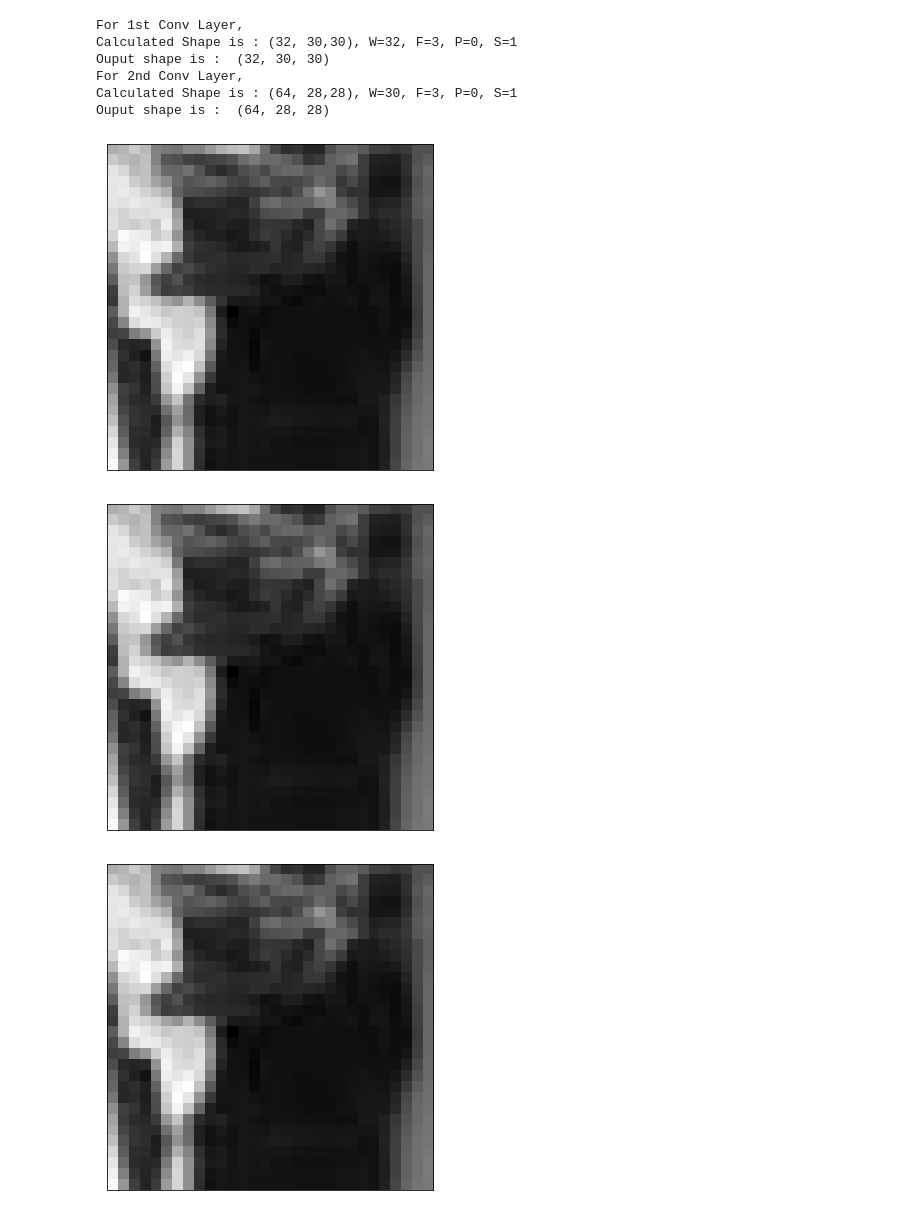
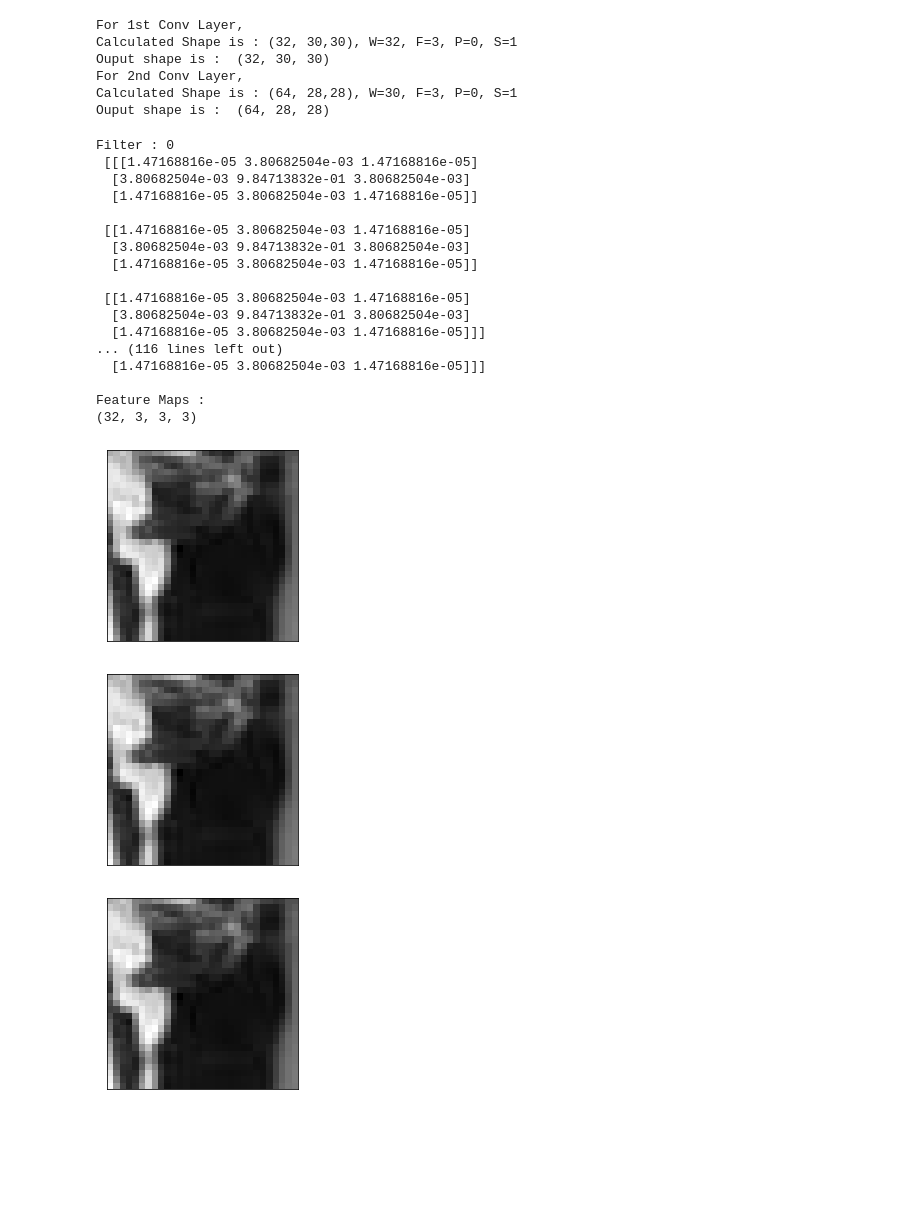
Before and after one commit to noob975/CS699-ASSIGNMENT-1, a Jupyter notebook: DLA_A1.ipynb, the cells around one changed output. Cells and saved outputs as stored; diff of their text form; code cells hidden in the pictures; blank space fills up the shorter version.

Commit message:
Part2

```diff
--- a/DLA_A1.ipynb
+++ b/DLA_A1.ipynb
@@ -13,8 +13,8 @@ def normal_kernel(size=3, dev=0.3):
     #size*size matrix
     return kernel/np.sum(kernel)
 
-def show_image(img):
-    plt.figure(figsize=(6, 6))
+def show_image(img,size=4):
+    plt.figure(figsize=(size, size))
     plt.imshow(img, cmap='gray')
     plt.xticks([]), plt.yticks([])
     return 0
@@ -101,7 +101,7 @@ def convolve_3d(img, padding=0,stride=1):
 
         final = final.reshape((s1,s2))
         #print('Final',final.shape)
-        return final
+        return final,kernel
 #convolve_3d(cat,32)
 # %%
 
@@ -111,30 +111,29 @@ class Conv:
 
     def conv_with_relu(self, img, num_filters, stride=1, padding=0):
         ft_map = []
-
+        filtr = []
         for i in range(num_filters):
-            #normal Kernel defined in part 1
-            kernel = normal_kernel(3, 0.3)
-
-            ft_map.append(convolve_3d(img, stride=1, padding=0))
+            ft_map.append(convolve_3d(img, stride=1, padding=0)[0])
+            filtr.append(convolve_3d(img, stride=1, padding=0)[1])
             #print(np.array(ft_map))
         ft_map = np.array(ft_map)
+        filtr = np.array(filtr)
         #ReLU activation function to provide non linearity
         for feature in ft_map:
             for w in range(len(feature)):
                 for h in range(len(feature[0])):
                     feature[w][h] = max(0, feature[w][h])
 
-        return ft_map
+        return ft_map,filtr
 
 
 part2 = Conv()
-layer1 = part2.conv_with_relu(cat,32)
+layer1,filter1 = part2.conv_with_relu(cat,32)[0],part2.conv_with_relu(cat,32)[1]
 print("For 1st Conv Layer,")
 print("Calculated Shape is : (32, 30,30), W=32, F=3, P=0, S=1")
 print("Ouput shape is : ",layer1.shape)
 
-layer2 = part2.conv_with_relu(layer1,64)
+layer2,filter2 = part2.conv_with_relu(layer1,64)[0],part2.conv_with_relu(layer1,64)[1]
 print("For 2nd Conv Layer,")
 print("Calculated Shape is : (64, 28,28), W=30, F=3, P=0, S=1")
 print("Ouput shape is : ",layer2.shape)
@@ -146,9 +145,35 @@ For 2nd Conv Layer,
 Calculated Shape is : (64, 28,28), W=30, F=3, P=0, S=1
 Ouput shape is :  (64, 28, 28)
 # %%
+
+
+
+
 for i in range(10):
-    show_image(layer1[i])
+    print(f"Filter : {i} \n",filter1[i],'\n')
+
+print("Feature Maps :")
+print(filter1.shape)
+for i in range(10):
+    show_image(layer1[i],3)
 # %% [output]
+Filter : 0
+ [[[1.47168816e-05 3.80682504e-03 1.47168816e-05]
+  [3.80682504e-03 9.84713832e-01 3.80682504e-03]
+  [1.47168816e-05 3.80682504e-03 1.47168816e-05]]
+
+ [[1.47168816e-05 3.80682504e-03 1.47168816e-05]
+  [3.80682504e-03 9.84713832e-01 3.80682504e-03]
+  [1.47168816e-05 3.80682504e-03 1.47168816e-05]]
+
+ [[1.47168816e-05 3.80682504e-03 1.47168816e-05]
+  [3.80682504e-03 9.84713832e-01 3.80682504e-03]
+  [1.47168816e-05 3.80682504e-03 1.47168816e-05]]]
+... (116 lines left out)
+  [1.47168816e-05 3.80682504e-03 1.47168816e-05]]]
+
+Feature Maps :
+(32, 3, 3, 3)
-[figure, old version]
+[figure, new version]
-[figure, old version]
+[figure, new version]
-[figure, old version]
+[figure, new version]
```
Also changed, not shown: parts of 3 cells of this notebook.
